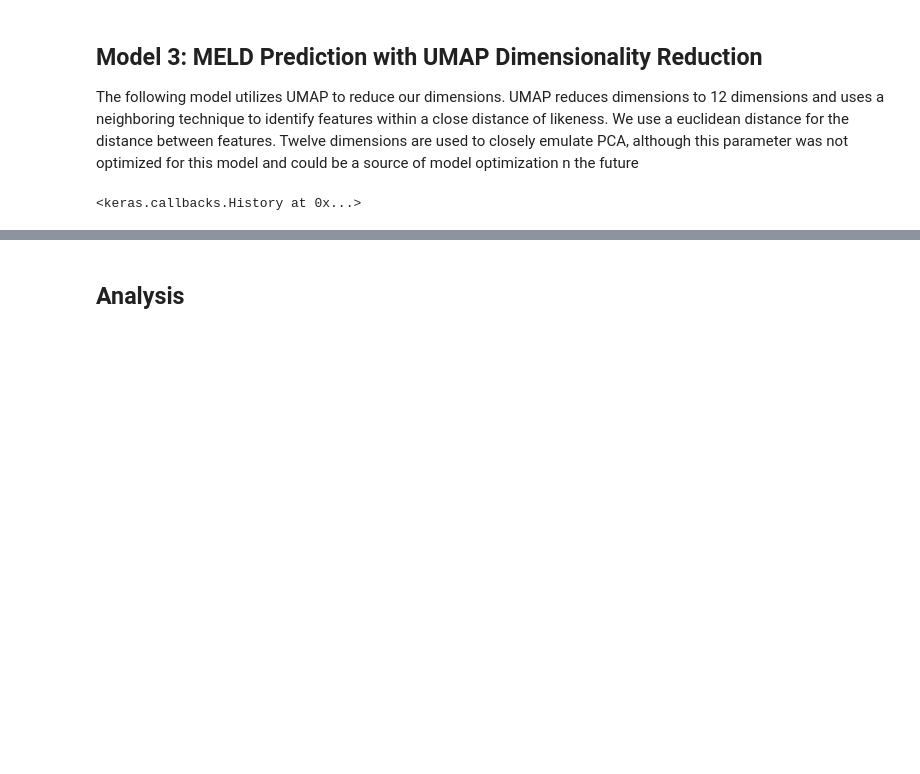
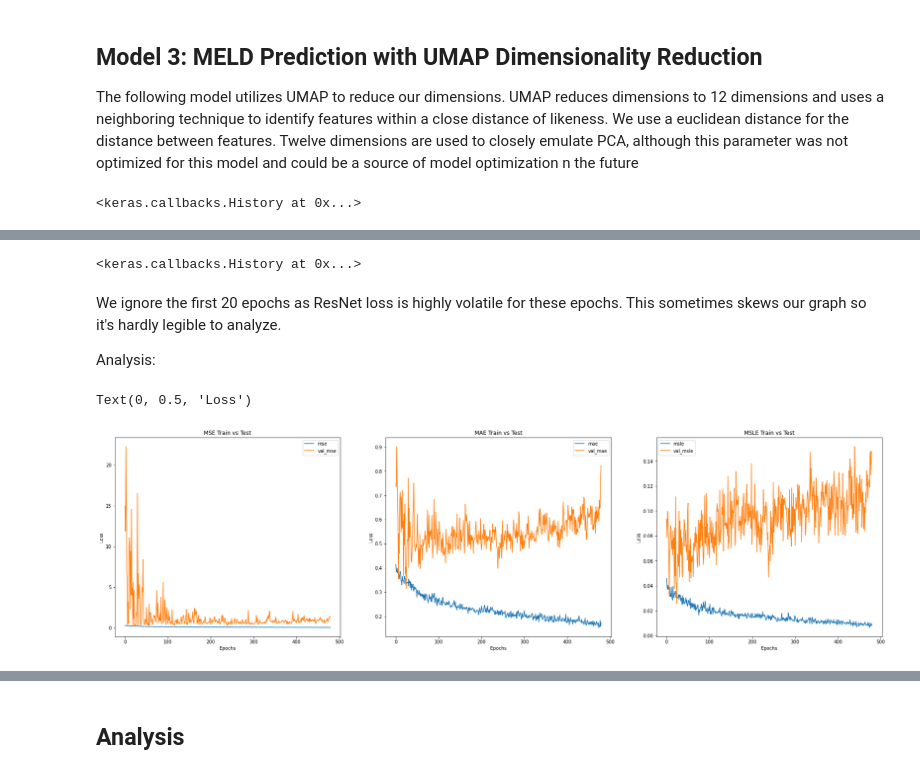
Before and after one commit to wisniemj/CS8321, a Jupyter notebook: finalPaper/finalPaper.ipynb, the cells around one changed output, grey strips where cells are left out. Drawn from its saved outputs; the diff is of its cells as text; code cells hidden in the pictures; blank space fills up the shorter version.

Commit message:
Enhanced analysis

```diff
--- a/finalPaper/finalPaper.ipynb
+++ b/finalPaper/finalPaper.ipynb
@@ -667,0 +695,55 @@ prediction_accuracy_umap = meld_acc(meld_predictions_umap, meld_column="MELD_Pre
+# %%
+# split X, y
+X_train_res, X_test_res, y_train_res, y_test_res = train_test_split(X, y, test_size=test_size, random_state=random_state)
+X_train_res = tf.convert_to_tensor(X_train_res)
+X_test_res = tf.convert_to_tensor(X_test_res)
+y_train_res = tf.convert_to_tensor(y_train_res)
+y_test_res = tf.convert_to_tensor(y_test_res)
+# %%
+# initialize and fit sequential model
+res_net = create_res_net(df=X_train_res)
+res_net.fit(x=X_train_res,
+    y=y_train_res,
+    epochs=epochs,
+    verbose=verbose,
+    validation_data=(X_test_res, y_test_res),
+    batch_size=batch_size)
+# %% [output]
+<keras.callbacks.History at 0x...>
+# %% [markdown]
+We ignore the first 20 epochs as ResNet loss is highly volatile for these epochs.  This sometimes skews our graph so it's hardly legible to analyze.
+
+Analysis:
+# %%
+# plot out model 1 loss metrics
+res_net_mse = res_net.history.history["loss"][20:]
+res_net_mae = res_net.history.history["mae"][20:]
+res_net_msle =  res_net.history.history["msle"][20:]
+res_net_val_mse = res_net.history.history["val_loss"][20:]
+res_net_val_mae = res_net.history.history["val_mae"][20:]
+res_net_val_msle =  res_net.history.history["val_msle"][20:]
+
+fig, ax = plt.subplots(1, 3, figsize=(30, 8))
+ax[0].plot(res_net_mse)
+ax[0].plot(res_net_val_mse)
+ax[0].legend(["mse", "val_mse"])
+ax[0].set_title("MSE Train vs Test")
+ax[0].set_xlabel("Epochs")
+ax[0].set_ylabel("Loss")
+
+ax[1].plot(res_net_mae)
+ax[1].plot(res_net_val_mae)
+ax[1].legend(["mae", "val_mae"])
+ax[1].set_title("MAE Train vs Test")
+ax[1].set_xlabel("Epochs")
+ax[1].set_ylabel("Loss")
+
+ax[2].plot(res_net_msle)
+ax[2].plot(res_net_val_msle)
+ax[2].legend(["msle", "val_msle"])
+ax[2].set_title("MSLE Train vs Test")
+ax[2].set_xlabel("Epochs")
+ax[2].set_ylabel("Loss")
+# %% [output]
+Text(0, 0.5, 'Loss')
+[figure, added]
```
Also changed, not shown: parts of 52 cells of this notebook.
